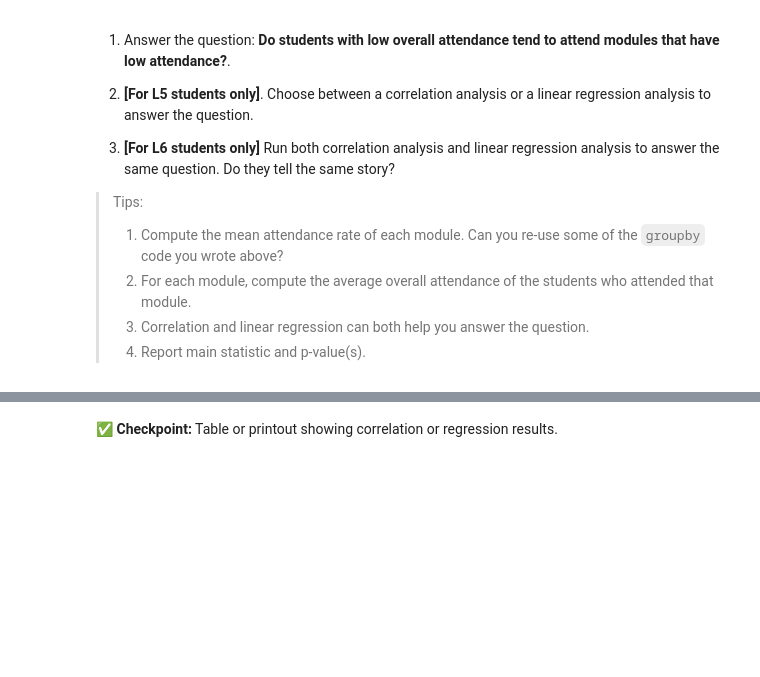
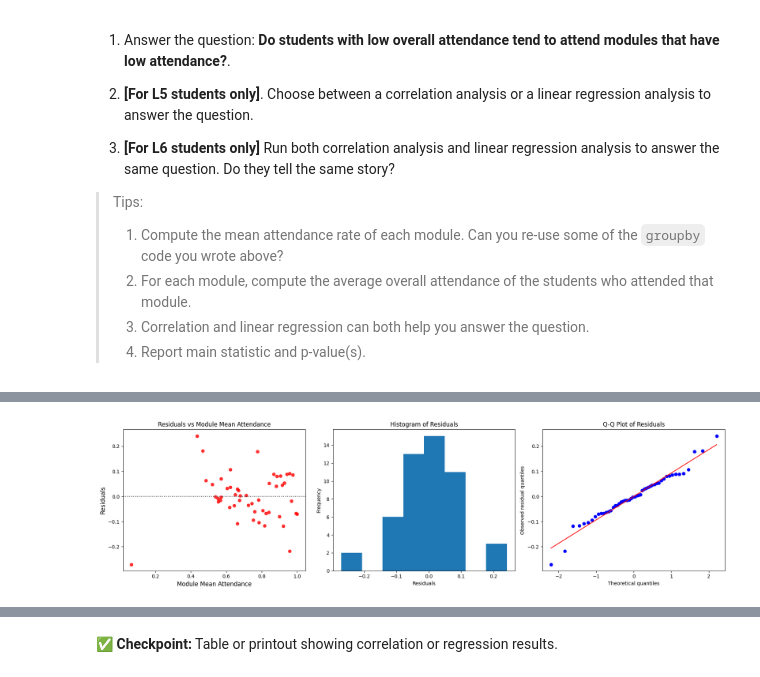
Before and after one commit to fleursmith/dsci_summative1, a Jupyter notebook: summative1-1.ipynb, the cells around one changed output, grey strips where cells are left out. Drawn from its saved outputs; the diff is of its cells as text; code cells hidden in the pictures; blank space fills up the shorter version.

```diff
--- a/summative1-1.ipynb
+++ b/summative1-1.ipynb
@@ -655,0 +1002,11 @@ plt.show()
+# %%
+# 3) Fit the linear regression model
+    # We use statsmodels' ols() function with the formula and the module_corr dataframe.
+
+model = smf.ols(formula=formula, data=module_clean)
+
+# Fit the model to the data
+model_fitted = model.fit()
+
+# Print the summary of the regression results
+print(model_fitted.summary())
@@ -655,0 +1075,55 @@ plt.show()
+# %%
+# Residuals plots
+
+# Create the subplot figure
+fig, axes = plt.subplots(1, 3, figsize=(18, 5))
+
+# 1) Residuals vs fitted
+    # This plot helps us see whether residuals are randomly scattered (good) or if there is a pattern (which might suggest non-linearity)
+plt.subplot(1, 3, 1)
+sns.residplot(
+    data = module_clean,
+    x = "Module Mean Att.",                 # predictor variable
+    y = "Mean Overall Att. of Students",    # outcome variable
+    color = "red"
+)
+
+plt.xlabel("Module Mean Attendance", fontsize=12)
+plt.ylabel("Residuals", fontsize=12)
+plt.title("Residuals vs Module Mean Attendance")
+
+# 2) Histogram of residuals
+    # This plot shows the distribution of the residuals, helping us assess whether they are roughly symmetric and approximately normal (a key model assumption)
+
+# Extract observed values (y) and predicted values (y_pred)
+y = module_clean["Mean Overall Att. of Students"]
+y_pred = model_fitted.fittedvalues   # predicted values from the regression model
+
+# Compute residuals
+residuals = y - y_pred
+
+# Plot histogram of residuals
+plt.subplot(1, 3, 2)
+plt.hist(residuals, bins=8)
+plt.xlabel("Residuals")
+plt.ylabel("Frequency")
+plt.title("Histogram of Residuals")
+
+# 3) Q-Q plot of residuals
+    # This plot compares the distribution of residuals to a theoretical normal distribution.
+    # If residuals are roughly normal, the points should fall close to the straight line.
+
+# Import probplot from scipy.stats
+from scipy.stats import probplot
+
+# Plot Q-Q plot
+plt.subplot(1, 3, 3)
+probplot(residuals, plot=plt)
+plt.xlabel("Theoretical quantiles")
+plt.ylabel("Observed residual quantiles")
+plt.title("Q-Q Plot of Residuals")
+
+plt.tight_layout()
+plt.show()
+# %% [output]
+[figure, added]
```
Also changed, not shown: parts of 28 cells of this notebook.
